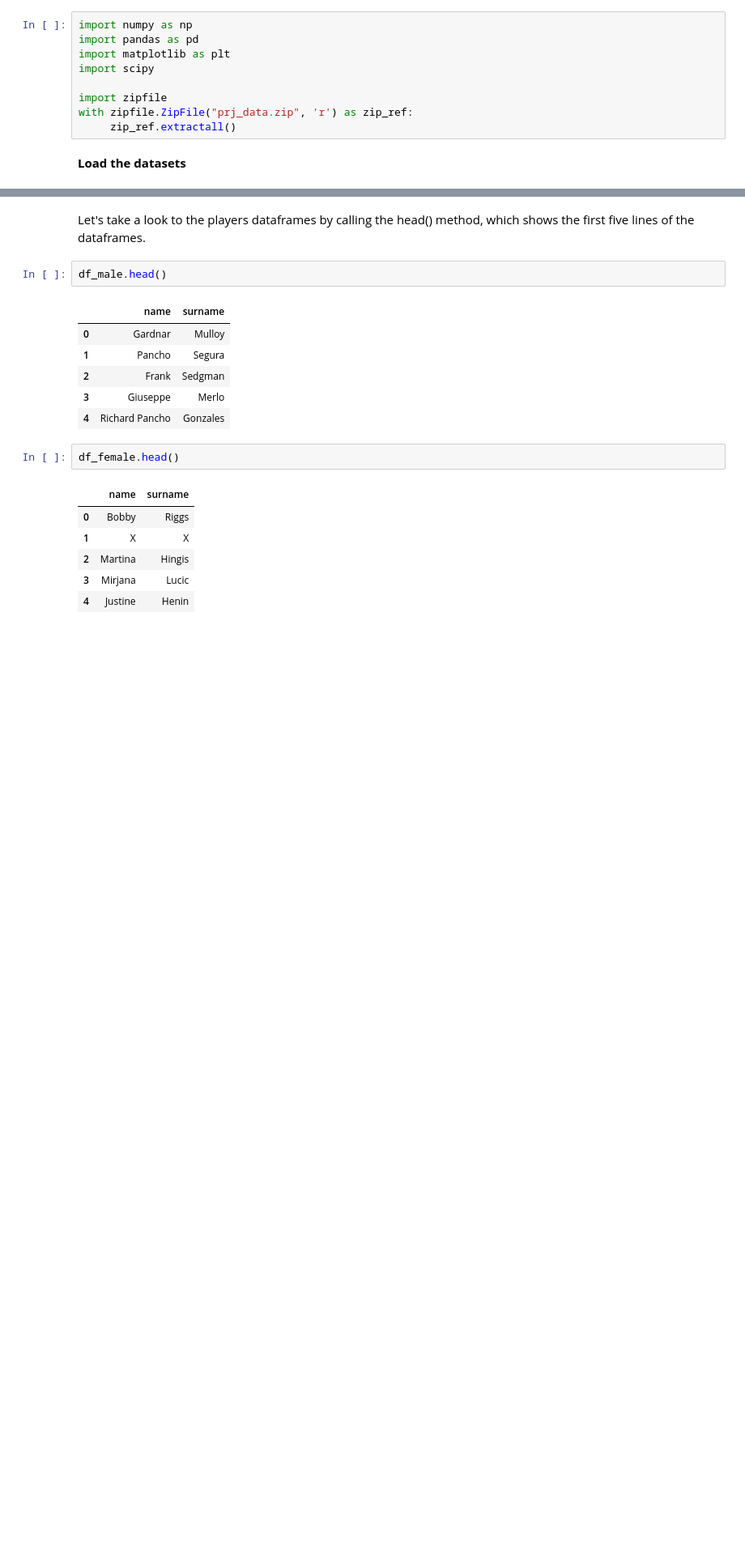
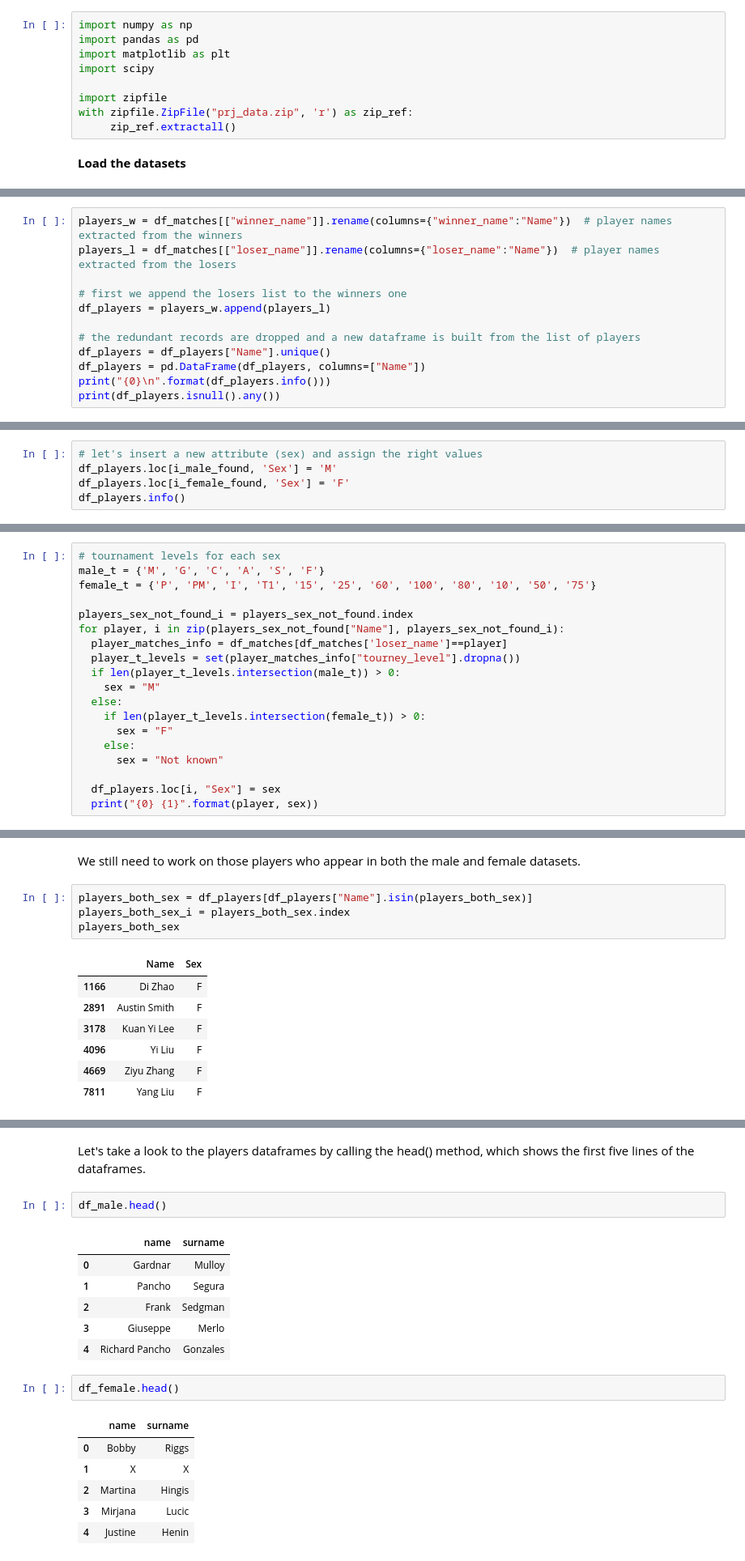
Before and after one commit to nikodallanoce/DataMiningProject, a Jupyter notebook: DM_14_TASK1/DM_14_TASK1.ipynb, the cells around one changed output, grey strips where cells are left out. Shown at 81% size. Cells and saved outputs as stored; diff of their text form; blank space fills up the shorter version.

```diff
--- a/DM_14_TASK1/DM_14_TASK1.ipynb
+++ b/DM_14_TASK1/DM_14_TASK1.ipynb
@@ -76,0 +70,12 @@ Zeynep  Sena Sarioglan
+# %%
+players_w = df_matches[["winner_name"]].rename(columns={"winner_name":"Name"})  # player names extracted from the winners
+players_l = df_matches[["loser_name"]].rename(columns={"loser_name":"Name"})  # player names extracted from the losers
+
+# first we append the losers list to the winners one
+df_players = players_w.append(players_l)
+
+# the redundant records are dropped and a new dataframe is built from the list of players
+df_players = df_players["Name"].unique()
+df_players = pd.DataFrame(df_players, columns=["Name"])
+print("{0}\n".format(df_players.info()))
+print(df_players.isnull().any())
@@ -76,0 +185,5 @@ Zeynep  Sena Sarioglan
+# %%
+# let's insert a new attribute (sex) and assign the right values
+df_players.loc[i_male_found, 'Sex'] = 'M'
+df_players.loc[i_female_found, 'Sex'] = 'F'
+df_players.info()
@@ -76,0 +202,19 @@ Zeynep  Sena Sarioglan
+# %%
+# tournament levels for each sex
+male_t = {'M', 'G', 'C', 'A', 'S', 'F'}
+female_t = {'P', 'PM', 'I', 'T1', '15', '25', '60', '100', '80', '10', '50', '75'}
+
+players_sex_not_found_i = players_sex_not_found.index
+for player, i in zip(players_sex_not_found["Name"], players_sex_not_found_i):
+  player_matches_info = df_matches[df_matches['loser_name']==player]
+  player_t_levels = set(player_matches_info["tourney_level"].dropna())
+  if len(player_t_levels.intersection(male_t)) > 0:
+    sex = "M"
+  else:
+    if len(player_t_levels.intersection(female_t)) > 0:
+      sex = "F"
+    else:
+      sex = "Not known"
+
+  df_players.loc[i, "Sex"] = sex
+  print("{0} {1}".format(player, sex))
@@ -76,0 +253,14 @@ Zeynep  Sena Sarioglan
+# %% [markdown]
+We still need to work on those players who appear in both the male and female datasets.
+# %%
+players_both_sex = df_players[df_players["Name"].isin(players_both_sex)]
+players_both_sex_i = players_both_sex.index
+players_both_sex
+# %% [output]
+|  | Name | Sex |
+| 1166 | Di Zhao | F |
+| 2891 | Austin Smith | F |
+| 3178 | Kuan Yi Lee | F |
+| 4096 | Yi Liu | F |
+| 4669 | Ziyu Zhang | F |
+| 7811 | Yang Liu | F |
```
Also changed, not shown: parts of 30 cells of this notebook.
